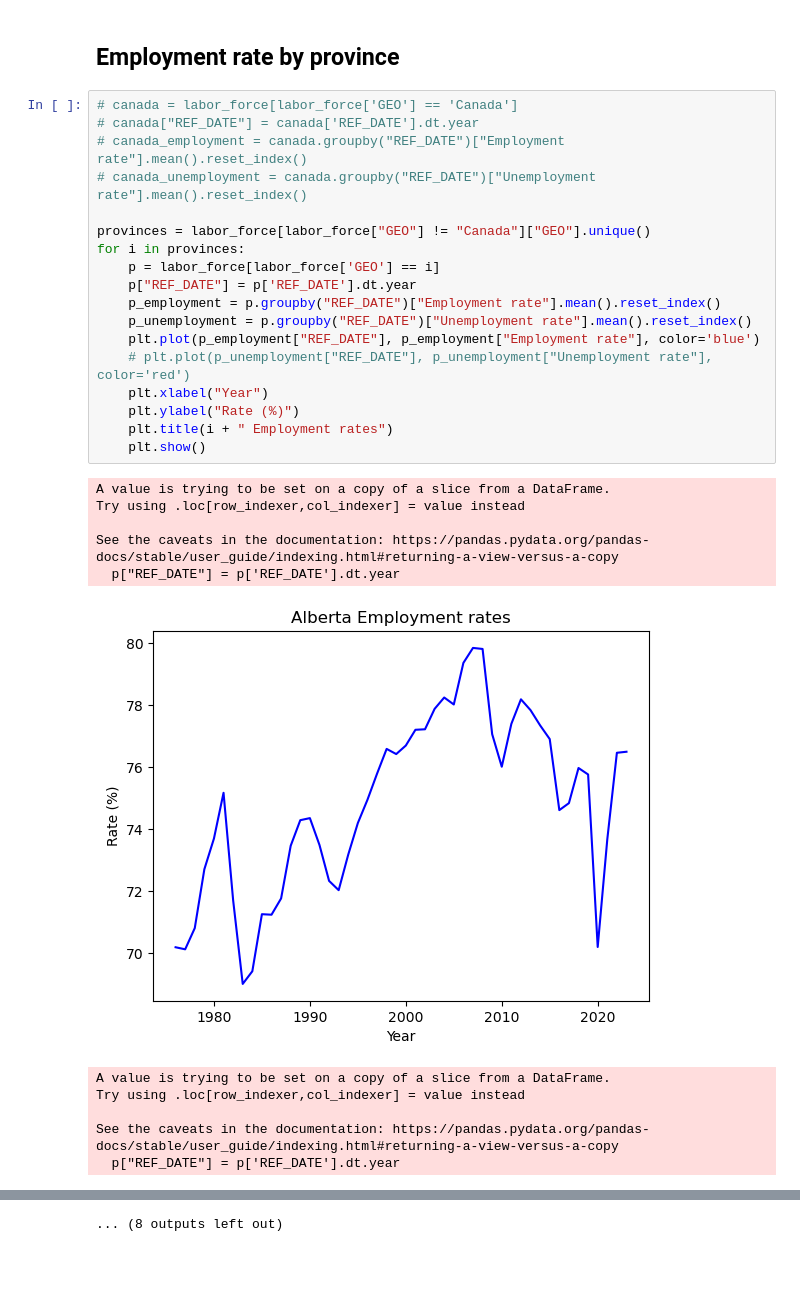
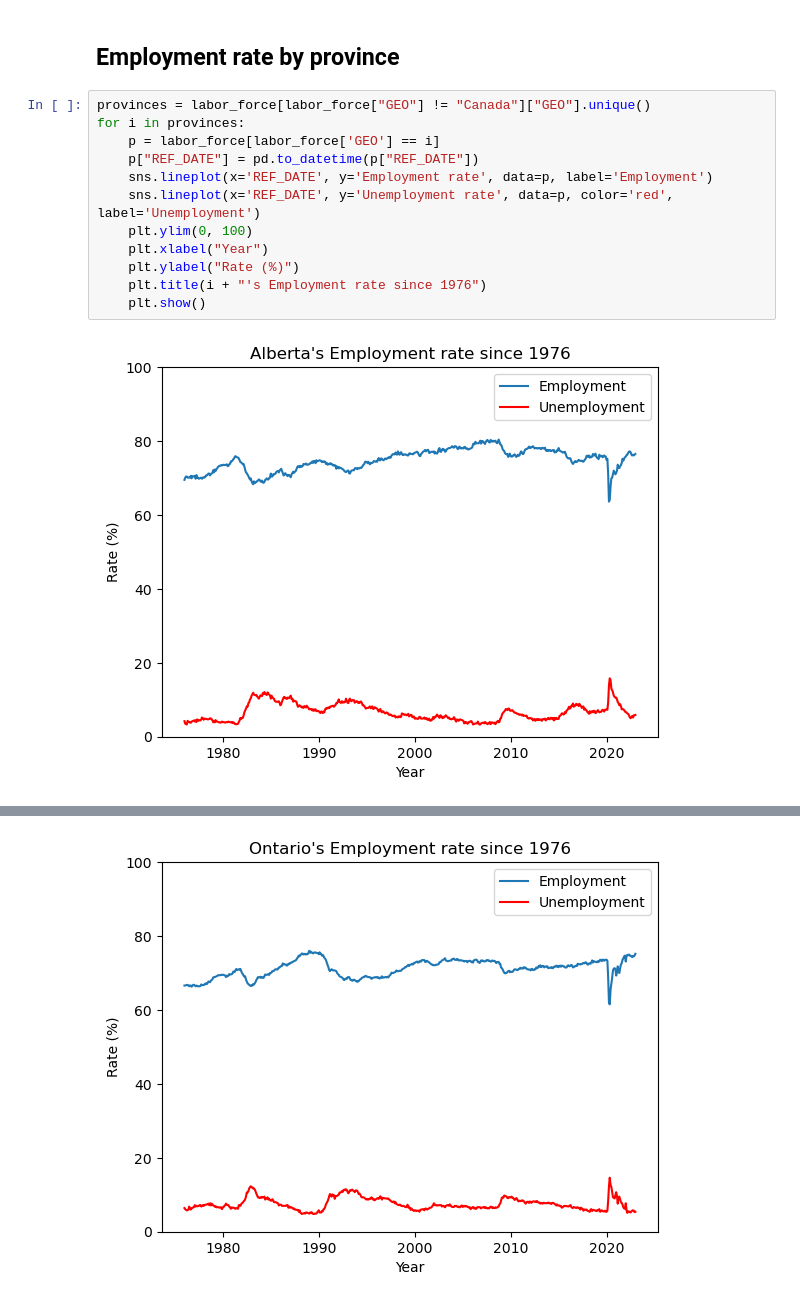
Before and after one commit to rehan-nasir/canada_labour_force_analysis, a Jupyter notebook: labor_market_analysis.ipynb, the cells around one changed output, grey strips where cells are left out. Cells and saved outputs as stored; diff of their text form; blank space fills up the shorter version.

Commit message:
Population Graphs
- Suppressed Warnings

```diff
--- a/labor_market_analysis.ipynb
+++ b/labor_market_analysis.ipynb
@@ -248,32 +236,16 @@ The `ci` parameter is deprecated. Use `errorbar=None` for the same effect.
 # %% [markdown]
 ## Employment rate by province
 # %%
-# canada = labor_force[labor_force['GEO'] == 'Canada']
-# canada["REF_DATE"] = canada['REF_DATE'].dt.year
-# canada_employment = canada.groupby("REF_DATE")["Employment rate"].mean().reset_index()
-# canada_unemployment = canada.groupby("REF_DATE")["Unemployment rate"].mean().reset_index()
-
 provinces = labor_force[labor_force["GEO"] != "Canada"]["GEO"].unique()
 for i in provinces:
     p = labor_force[labor_force['GEO'] == i]
-    p["REF_DATE"] = p['REF_DATE'].dt.year
-    p_employment = p.groupby("REF_DATE")["Employment rate"].mean().reset_index()
-    p_unemployment = p.groupby("REF_DATE")["Unemployment rate"].mean().reset_index()
-    plt.plot(p_employment["REF_DATE"], p_employment["Employment rate"], color='blue')
-    # plt.plot(p_unemployment["REF_DATE"], p_unemployment["Unemployment rate"], color='red')
+    p["REF_DATE"] = pd.to_datetime(p["REF_DATE"])
+    sns.lineplot(x='REF_DATE', y='Employment rate', data=p, label='Employment')
+    sns.lineplot(x='REF_DATE', y='Unemployment rate', data=p, color='red', label='Unemployment')
+    plt.ylim(0, 100)
     plt.xlabel("Year")
     plt.ylabel("Rate (%)")
-    plt.title(i + " Employment rates")
+    plt.title(i + "'s Employment rate since 1976")
     plt.show()
 # %% [output]
-A value is trying to be set on a copy of a slice from a DataFrame.
-Try using .loc[row_indexer,col_indexer] = value instead
-
-See the caveats in the documentation: https://pandas.pydata.org/pandas-docs/stable/user_guide/indexing.html#returning-a-view-versus-a-copy
-  p["REF_DATE"] = p['REF_DATE'].dt.year
-[figure, old version]
+[figure, new version]
-A value is trying to be set on a copy of a slice from a DataFrame.
-Try using .loc[row_indexer,col_indexer] = value instead
-
-See the caveats in the documentation: https://pandas.pydata.org/pandas-docs/stable/user_guide/indexing.html#returning-a-view-versus-a-copy
-  p["REF_DATE"] = p['REF_DATE'].dt.year
@@ -305 +257 @@ See the caveats in the documentation: https://pandas.pydata.org/pandas-docs/stab
-... (8 outputs left out)
+[figure, added]
```
Also changed, not shown: parts of 12 cells of this notebook.
